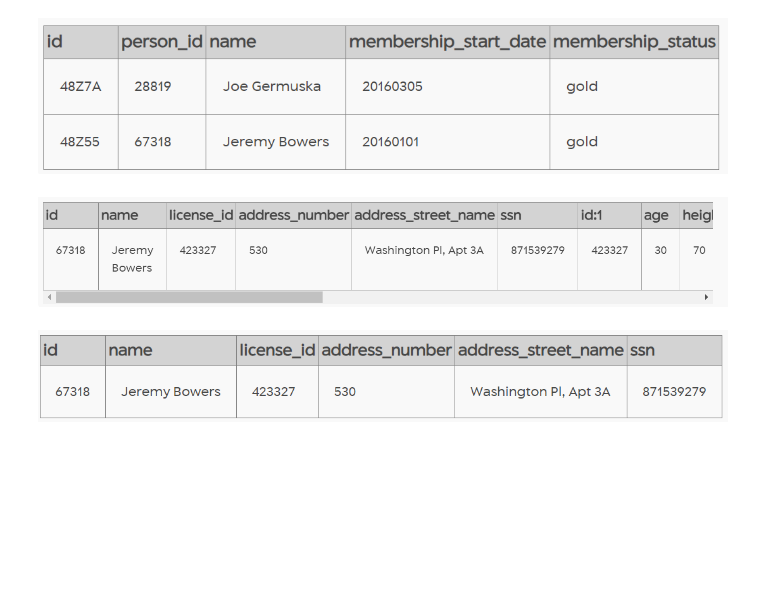
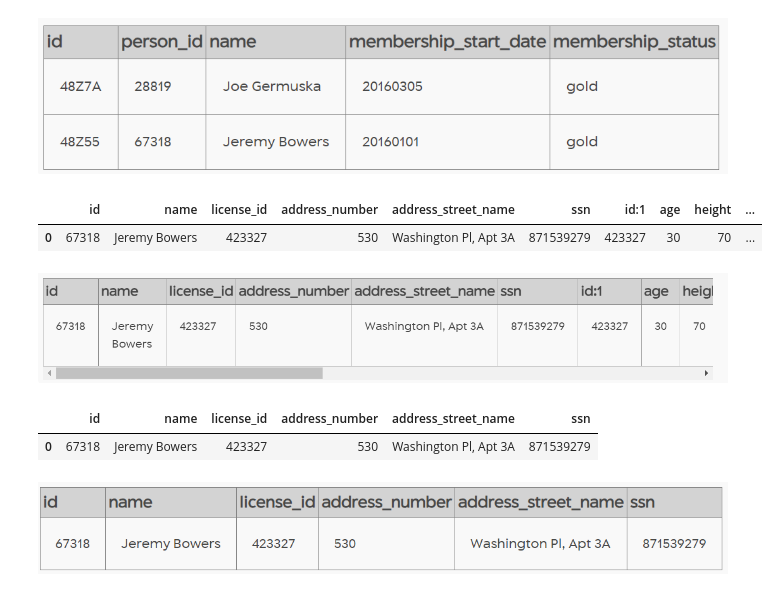
Before and after one commit to rukyflo/TheBridge_SQL_repository, a Jupyter notebook: Team_Challenge/Parte_I_SQL Game.ipynb, the cells around one changed output. Drawn from its saved outputs; the diff is of its cells as text; code cells hidden in the pictures; blank space fills up the shorter version.

```diff
--- a/Team_Challenge/Parte_I_SQL Game.ipynb
+++ b/Team_Challenge/Parte_I_SQL Game.ipynb
@@ -60,18 +115,29 @@ SELECT * FROM get_fit_now_member WHERE id LIKE "%48Z%" AND membership_status ==
 # %% [markdown]
 ![image.png](attachment:image.png)
 # %%
-SELECT *
+query= '''SELECT *
 FROM (SELECT * FROM person AS a
 			   INNER JOIN drivers_license AS b
 			   ON a.license_id = b.id
 			   WHERE plate_number == "0H42W2" OR plate_number == "4H42WR") AS a
 
 INNER JOIN (SELECT * FROM get_fit_now_member
 			WHERE id LIKE "%48Z%" AND membership_status == "gold") AS b
-ON a.name = b.name
+ON a.name = b.name '''
+
+
+
+sql_query(query)
+# %% [output]
+|  | id | name | license_id | address_number | address_street_name | ssn | id:1 | age | height | ... |
+| 0 | 67318 | Jeremy Bowers | 423327 | 530 | Washington Pl, Apt 3A | 871539279 | 423327 | 30 | 70 | ... |
 # %% [markdown]
 ![image.png](attachment:image.png)
 # %%
-SELECT * FROM person WHERE name == "Jeremy Bowers";
+query ='''SELECT * FROM person WHERE name == "Jeremy Bowers";'''
+sql_query(query)
+# %% [output]
+|  | id | name | license_id | address_number | address_street_name | ssn |
+| 0 | 67318 | Jeremy Bowers | 423327 | 530 | Washington Pl, Apt 3A | 871539279 |
 # %% [markdown]
 ![image.png](attachment:image.png)
```
Also changed, not shown: parts of 9 cells of this notebook.
